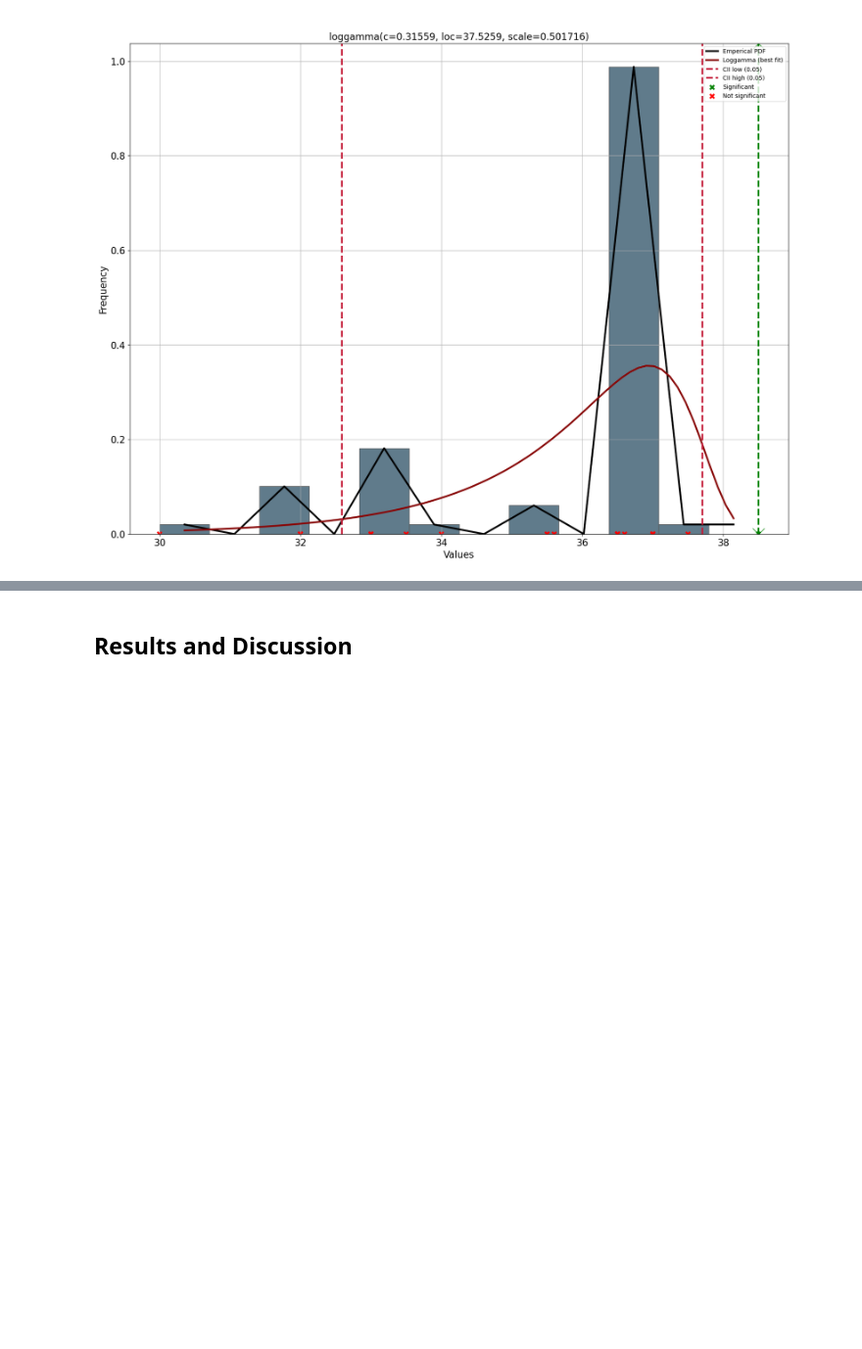
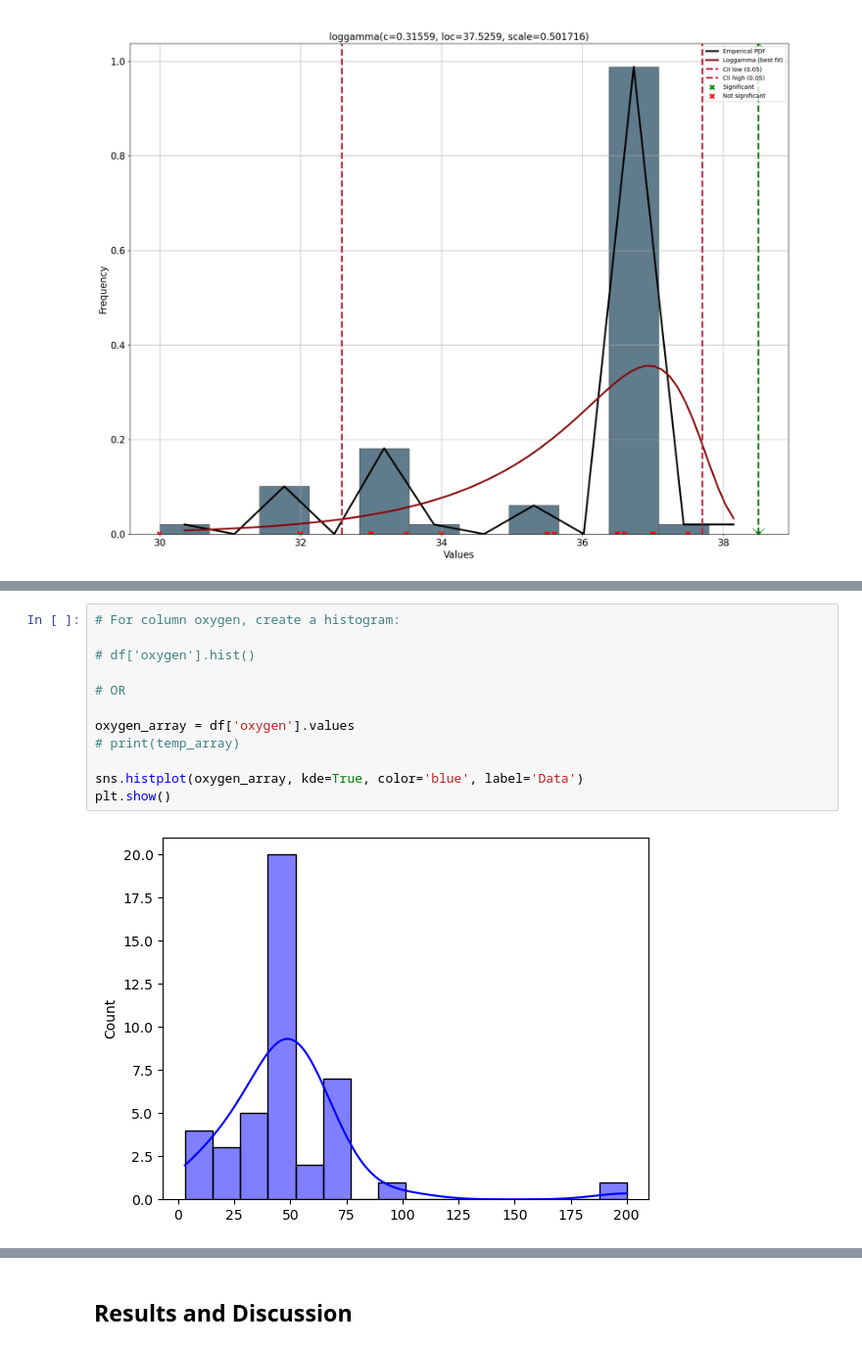
Before and after one commit to nurbujang/1progdaw23, a Jupyter notebook: project1.ipynb, the cells around one changed output, grey strips where cells are left out. Shown at 98% size. Cells and saved outputs as stored; diff of their text form; blank space fills up the shorter version.

Commit message:
hist distfit

```diff
--- a/project1.ipynb
+++ b/project1.ipynb
@@ -252,0 +264,14 @@ According to Chan (1993), it is a poritively-skewed distribution
+# %%
+# For column oxygen, create a histogram:
+
+# df['oxygen'].hist()
+
+# OR
+
+oxygen_array = df['oxygen'].values
+# print(temp_array)
+
+sns.histplot(oxygen_array, kde=True, color='blue', label='Data')
+plt.show()
+# %% [output]
+[figure, added]
```
Also changed, not shown: parts of 14 cells of this notebook.
